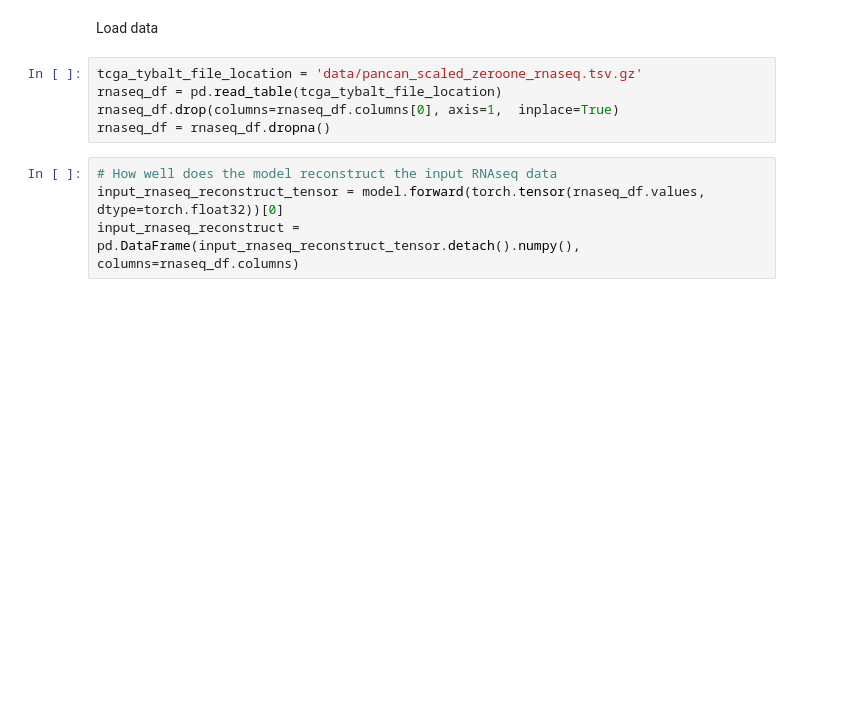
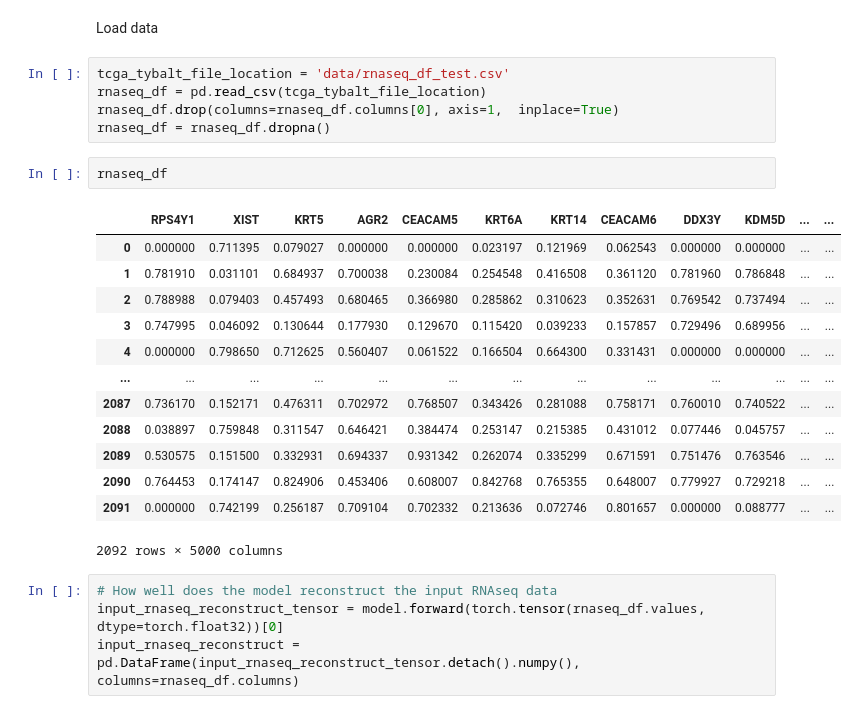
Before and after one commit to aschoudry/VAE_prject, a Jupyter notebook: Reconstruction_losses.ipynb, the cells around one changed output. Cells and saved outputs as stored; diff of their text form; blank space fills up the shorter version.

```diff
--- a/Reconstruction_losses.ipynb
+++ b/Reconstruction_losses.ipynb
@@ -35,10 +35,26 @@ model.load_state_dict(torch.load('vae_weights.pth'))
 # %% [markdown]
 Load data
 # %%
-tcga_tybalt_file_location = 'data/pancan_scaled_zeroone_rnaseq.tsv.gz'
-rnaseq_df = pd.read_table(tcga_tybalt_file_location)
+tcga_tybalt_file_location = 'data/rnaseq_df_test.csv'
+rnaseq_df = pd.read_csv(tcga_tybalt_file_location)
 rnaseq_df.drop(columns=rnaseq_df.columns[0], axis=1,  inplace=True)
 rnaseq_df = rnaseq_df.dropna()
+# %%
+rnaseq_df
+# %% [output]
+|  | RPS4Y1 | XIST | KRT5 | AGR2 | CEACAM5 | KRT6A | KRT14 | CEACAM6 | DDX3Y | KDM5D | ... | ... |
+| 0 | 0.000000 | 0.711395 | 0.079027 | 0.000000 | 0.000000 | 0.023197 | 0.121969 | 0.062543 | 0.000000 | 0.000000 | ... | ... |
+| 1 | 0.781910 | 0.031101 | 0.684937 | 0.700038 | 0.230084 | 0.254548 | 0.416508 | 0.361120 | 0.781960 | 0.786848 | ... | ... |
+| 2 | 0.788988 | 0.079403 | 0.457493 | 0.680465 | 0.366980 | 0.285862 | 0.310623 | 0.352631 | 0.769542 | 0.737494 | ... | ... |
+| 3 | 0.747995 | 0.046092 | 0.130644 | 0.177930 | 0.129670 | 0.115420 | 0.039233 | 0.157857 | 0.729496 | 0.689956 | ... | ... |
+| 4 | 0.000000 | 0.798650 | 0.712625 | 0.560407 | 0.061522 | 0.166504 | 0.664300 | 0.331431 | 0.000000 | 0.000000 | ... | ... |
+| ... | ... | ... | ... | ... | ... | ... | ... | ... | ... | ... | ... | ... |
+| 2087 | 0.736170 | 0.152171 | 0.476311 | 0.702972 | 0.768507 | 0.343426 | 0.281088 | 0.758171 | 0.760010 | 0.740522 | ... | ... |
+| 2088 | 0.038897 | 0.759848 | 0.311547 | 0.646421 | 0.384474 | 0.253147 | 0.215385 | 0.431012 | 0.077446 | 0.045757 | ... | ... |
+| 2089 | 0.530575 | 0.151500 | 0.332931 | 0.694337 | 0.931342 | 0.262074 | 0.335299 | 0.671591 | 0.751476 | 0.763546 | ... | ... |
+| 2090 | 0.764453 | 0.174147 | 0.824906 | 0.453406 | 0.608007 | 0.842768 | 0.765355 | 0.648007 | 0.779927 | 0.729218 | ... | ... |
+| 2091 | 0.000000 | 0.742199 | 0.256187 | 0.709104 | 0.702332 | 0.213636 | 0.072746 | 0.801657 | 0.000000 | 0.088777 | ... | ... |
+2092 rows × 5000 columns
 # %%
 # How well does the model reconstruct the input RNAseq data
 input_rnaseq_reconstruct_tensor = model.forward(torch.tensor(rnaseq_df.values, dtype=torch.float32))[0]
```
Also changed, not shown: parts of 24 cells of this notebook, 4 other files.
